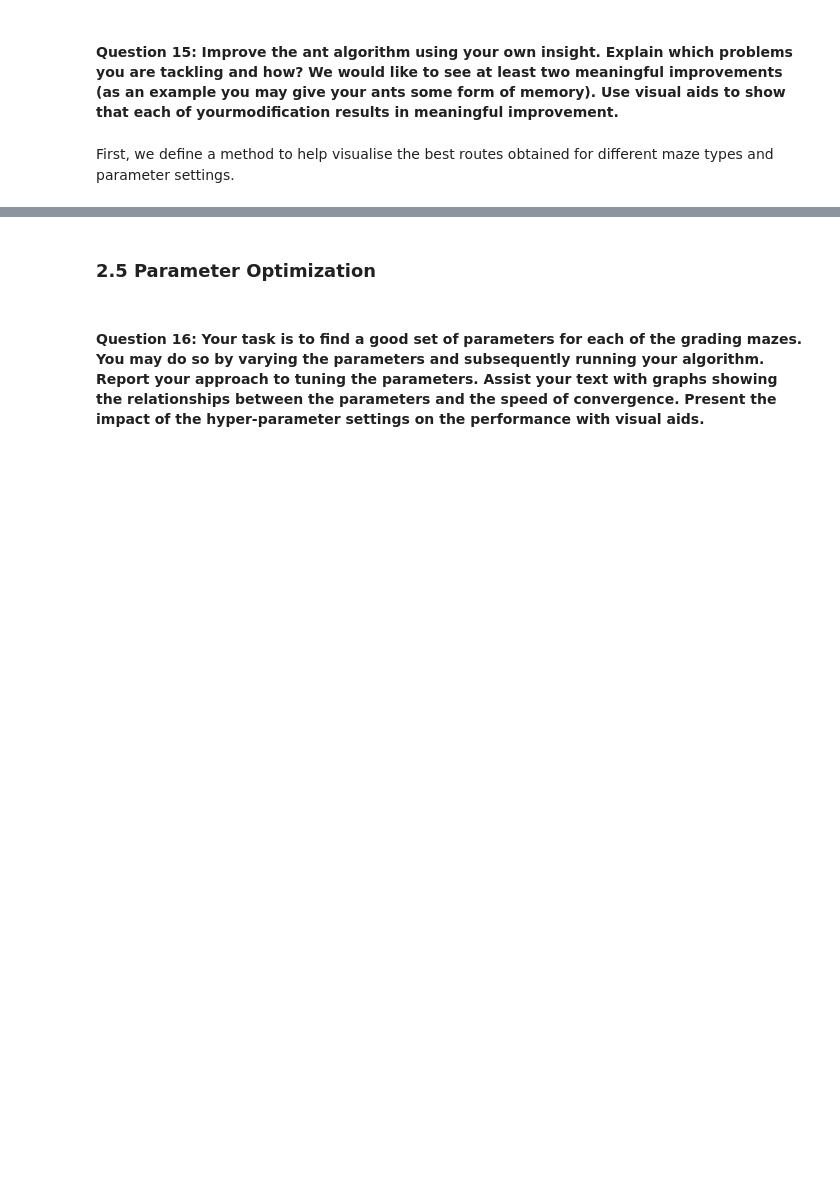
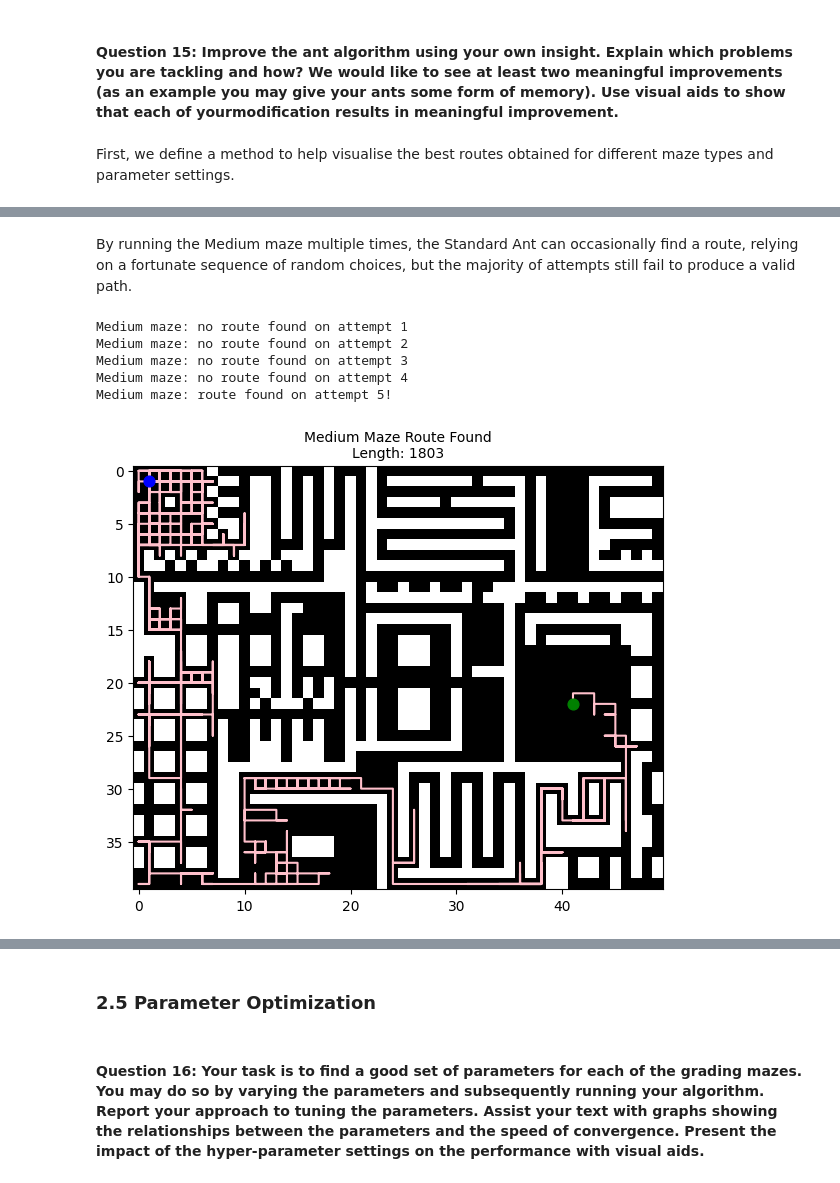
Before and after one commit to guy915/Computational-Intelligence-Models, a Jupyter notebook: ACO & GA/src/Main.ipynb, the cells around one changed output, grey strips where cells are left out. Saved outputs shown, nothing was run; the diff lists cells and outputs as text; code cells hidden in the pictures; blank space fills up the shorter version.

```diff
--- a/ACO & GA/src/Main.ipynb
+++ b/ACO & GA/src/Main.ipynb
@@ -1246,0 +1278,24 @@ def visualize_side_by_side(mazes, routes, specs, titles):
+# %% [markdown]
+By running the Medium maze multiple times, the Standard Ant can occasionally find a route, relying on a fortunate sequence of random choices, but the majority of attempts still fail to produce a valid path.
+# %%
+# Medium Maze: retry until a route is found
+attempt = 0
+
+while True:
+    attempt += 1
+    m2_route_found, r2_route_found, s2_route_found, _ = run_aco('medium', 50, 500, 1300, 0.3, 2000, 30, intelligent=False)
+    if r2_route_found.size() > 0:
+        print(f"Medium maze: route found on attempt {attempt}!")
+        break
+    print(f"Medium maze: no route found on attempt {attempt}")
+
+
+# Visualizing the route found
+visualize_side_by_side([m2_route_found], [r2_route_found], [s2_route_found], ["Medium Maze Route Found"])
+# %% [output]
+Medium maze: no route found on attempt 1
+Medium maze: no route found on attempt 2
+Medium maze: no route found on attempt 3
+Medium maze: no route found on attempt 4
+Medium maze: route found on attempt 5!
+[figure, added]
```
Also changed, not shown: parts of 21 cells of this notebook.
